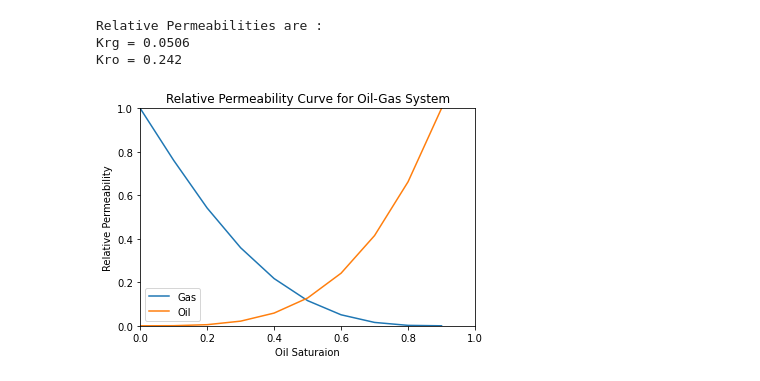
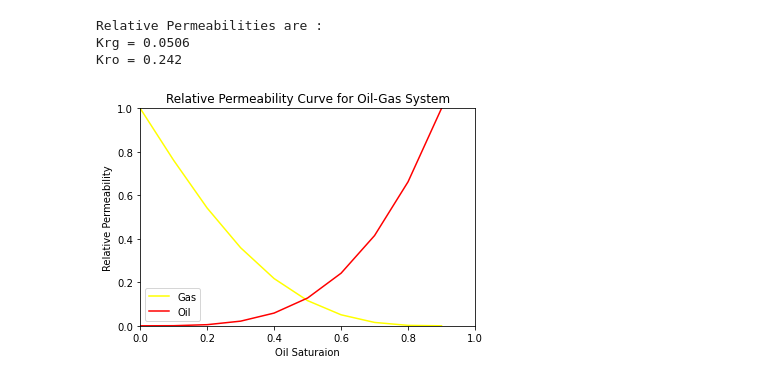
Before and after one commit to saeedtelvari/two-phase-relative-permeability-correlations, a Jupyter notebook: Wyllie-Gardner.ipynb, the cells around one changed output. Saved outputs shown, nothing was run; the diff lists cells and outputs as text; code cells hidden in the pictures.

```diff
--- a/Wyllie-Gardner.ipynb
+++ b/Wyllie-Gardner.ipynb
@@ -76,16 +78,16 @@ S = [i/10 for i in range(0, 10)]
 # %%
 Y_og = [WG.oil_gas(So = S_o[i], Swc = Swc, rock_type = rock_type) for i in range(0, 10)]
 y_g = [i[0] for i in Y_og]
-y_o = [i[1] for i in Y_og]
+y_o_og = [i[1] for i in Y_og]
 # %%
 plt.ylim([0, 1])
 plt.xlim([0, 1])
-plt.plot(S, y_g, label = 'Gas')
-plt.plot(S, y_o, label = 'Oil')
+plt.plot(S, y_g, color = 'yellow', label = 'Gas')
+plt.plot(S, y_o_og, color = 'red', label = 'Oil')
 plt.legend()
 plt.xlabel('Oil Saturaion')
 plt.ylabel('Relative Permeability')
 plt.title('Relative Permeability Curve for Oil-Gas System')
 plt.show()
 # %% [output]
-[figure, old version]
+[figure, new version]
```
Also changed, not shown: parts of 2 cells of this notebook.
